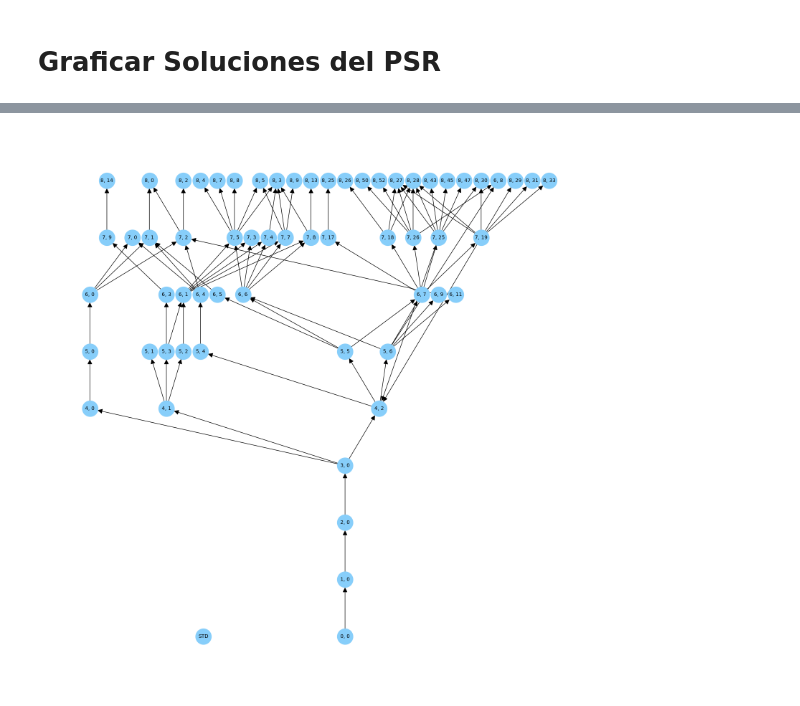
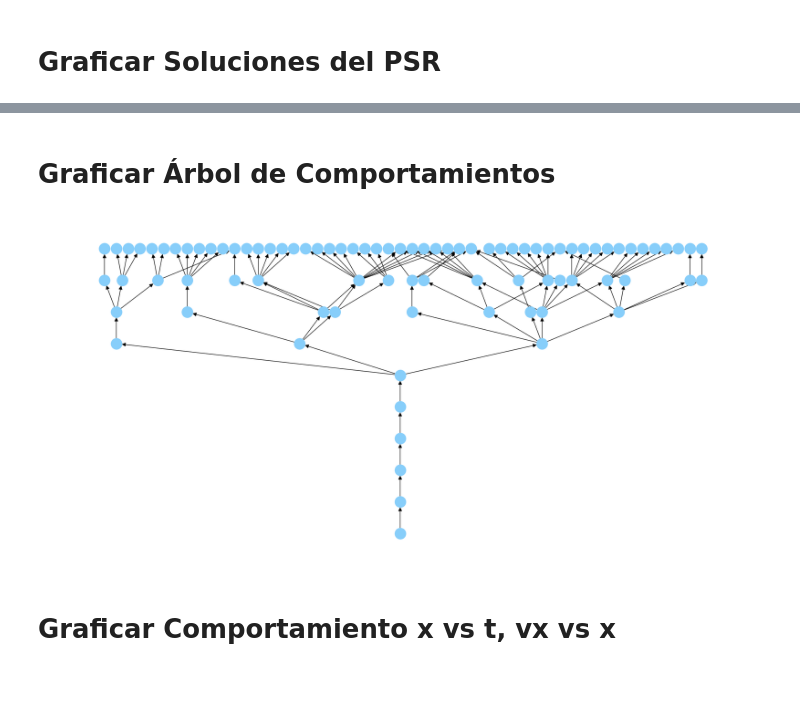
Before and after one commit to artcidp/QualitativeSimulation, a Jupyter notebook: 05 - Oscilador de Duffing.ipynb, the cells around one changed output, grey strips where cells are left out. Drawn from its saved outputs; the diff is of its cells as text; code cells hidden in the pictures.

Commit message:
Add basic plotting in notebooks
Added plots for phase space and envisionments for the different examples in the .ipynb notebooks

```diff
--- a/05 - Oscilador de Duffing.ipynb
+++ b/05 - Oscilador de Duffing.ipynb
@@ -213,6 +213,16 @@ with open('oscilador_de_duffing.pkl', 'wb') as f:
     pickle.dump(tree_dict, f)
 # %% [markdown]
 # Graficar Soluciones del PSR
+# %%
+from anytree.importer import DictImporter
+import pickle
+
+with open('oscilador_de_duffing.pkl', 'rb') as f:
+    loaded_dictionary=pickle.load(f)
+
+#importer=DictImporter()
+importer = DictImporter()
+duffing_root = importer.import_(loaded_dictionary)
 # %%
 import networkx as nx
 import hypernetx as hnx
@@ -266,11 +278,14 @@ hnx.draw(H,with_edge_counts=True,with_color=True,edge_labels=labels,ax=ax,layout
+# %% [markdown]
+# Graficar Árbol de Comportamientos
 # %%
-stationary_behavior=get_behavior_from_leaf(stationary_damped_root.children[0],key=None)[1:]
+#stationary_behavior=get_behavior_from_leaf(stationary_damped_root.children[0],key=None)[1:]
 
 normal_behaviors=[]
-for leaf in damped_root.leaves:
+for leaf in duffing_root.leaves:
     normal_behaviors.append(get_behavior_from_leaf(leaf,key=None)[1:])
 
-all_behaviors=[stationary_behavior]+normal_behaviors
+#all_behaviors=[stationary_behavior]+normal_behaviors
+all_behaviors=normal_behaviors
 # %%
 import networkx as nx
 import pandas as pd
@@ -278,6 +293,7 @@ import pandas as pd
 from grandalf.graphs import Vertex,Edge,Graph,graph_core
 from grandalf.layouts import SugiyamaLayout
 
+qv_none_both=qualitative_value(None,None)
 
 G = nx.DiGraph()
 
@@ -324,41 +340,45 @@ G.add_edges_from(behavior_edges)
 V_dict = {node: Vertex(node) for node in G.nodes()}
 gr_vertices = list(V_dict.values())
 gr_edges = [Edge(V_dict[edge[0]], V_dict[edge[1]]) for edge in G.edges()]
 G_grandalf = Graph(gr_vertices, gr_edges)
 
 
 class defaultview(object):
     w,h = 10,10
 for v in gr_vertices:
     v.view = defaultview()
 
-sug = SugiyamaLayout(G_grandalf.C[1])
+sug = SugiyamaLayout(G_grandalf.C[0])
 sug.init_all()#(roots=[gr_vertices[1]],inverted_edges=[gr_vertices[4].e_to(gr_vertices[0])])
 sug.draw()
 
-pos={}
-for v in G_grandalf.C[1].sV:
+pos_sugiyama={}
+for v in G_grandalf.C[0].sV:
     #print("%s: (%d,%d)"%(v.data,v.view.xy[0],v.view.xy[1]))
-    pos[v.data]=np.array([v.view.xy[0],v.view.xy[1]])
+    pos_sugiyama[v.data]=np.array([v.view.xy[0],v.view.xy[1]])
 
 
+
+#pos_spring1=nx.spring_layout(G,pos=pos_sugiyama,iterations=2)
 
 labels = {}
 for i,node in enumerate(G.nodes()):
     labels[node] = data_df[data_df["State"]==node]["loc"].apply(lambda x: str(x).replace("(","").replace(")","")).iloc[0]
 
 #change info for stationary behavior
-stationary_state=HashableDict(stationary_behavior[0].name["State"])
-pos[stationary_state]=np.array([-250,5])
-labels[stationary_state]="STD"
+# stationary_state=HashableDict(stationary_behavior[0].name["State"])
+# pos[stationary_state]=np.array([-250,5])
+# labels[stationary_state]="STD"
 
-plt.figure(figsize=(20,20))
+plt.figure(figsize=(25,12))
 ax=plt.subplot()
 
 # # Draw the graph in the first subplot
-nx.draw_networkx(G, with_labels=True,arrows=True,pos=pos,node_size=1000,arrowsize=20,node_color="lightskyblue",labels=labels,font_size=10,ax=ax) #labels
+nx.draw_networkx(G, with_labels=False,arrows=True,pos=pos_sugiyama,node_size=450,arrowsize=15,node_color="lightskyblue",labels=labels,font_size=8,ax=ax) #labels
 plt.box(False)
-#plt.savefig('Document Figures/4osc_amortiguado_envisionment.png',bbox_inches='tight', pad_inches=0.075)
+plt.savefig('../Document Figures/5osc_duffing_envisionment.png',bbox_inches='tight', pad_inches=0.075)
 plt.show()
 # %% [output]
-[figure, old version]
+[figure, new version]
+# %% [markdown]
+# Graficar Comportamiento x vs t, vx vs x
```
Also changed, not shown: parts of 7 cells of this notebook, 4 other files.
